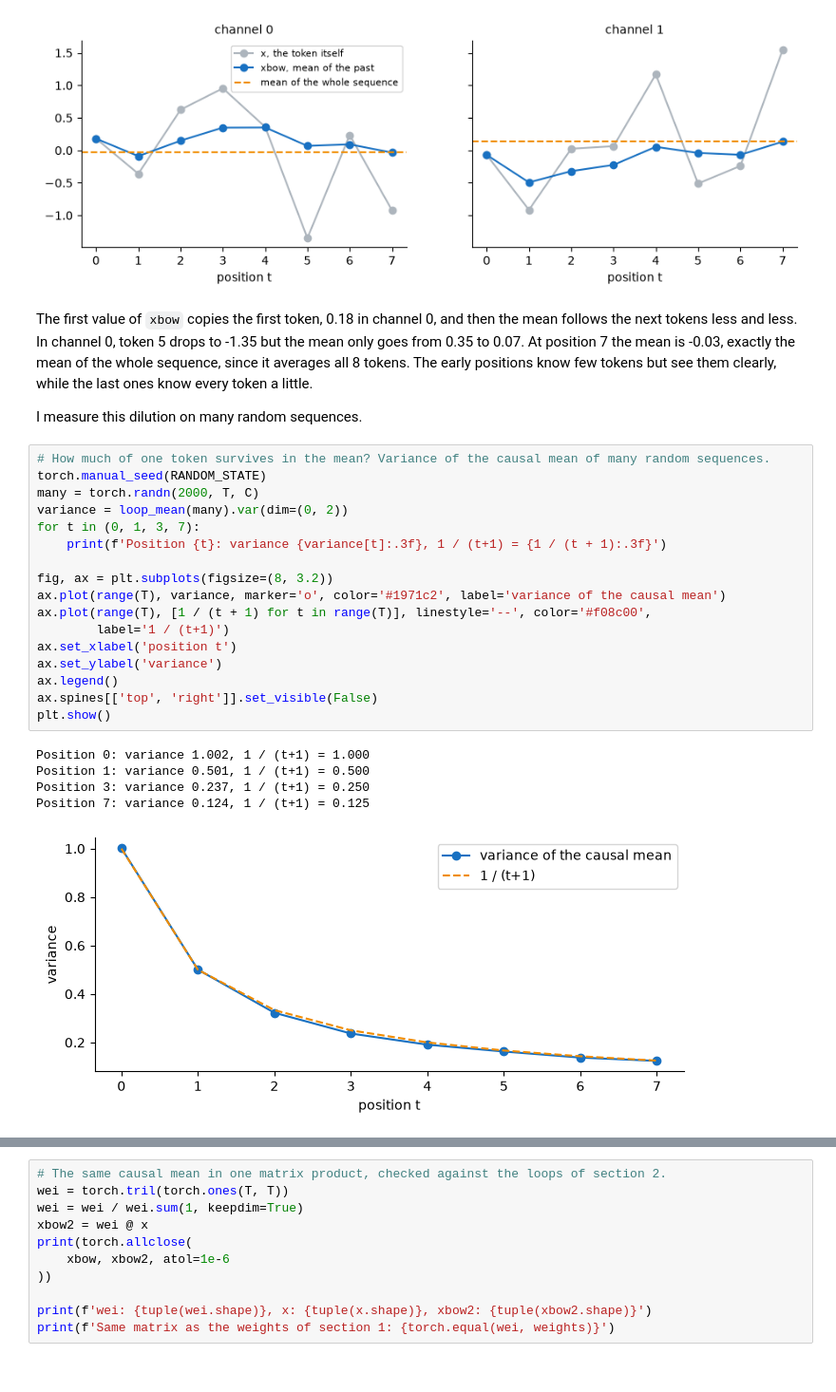
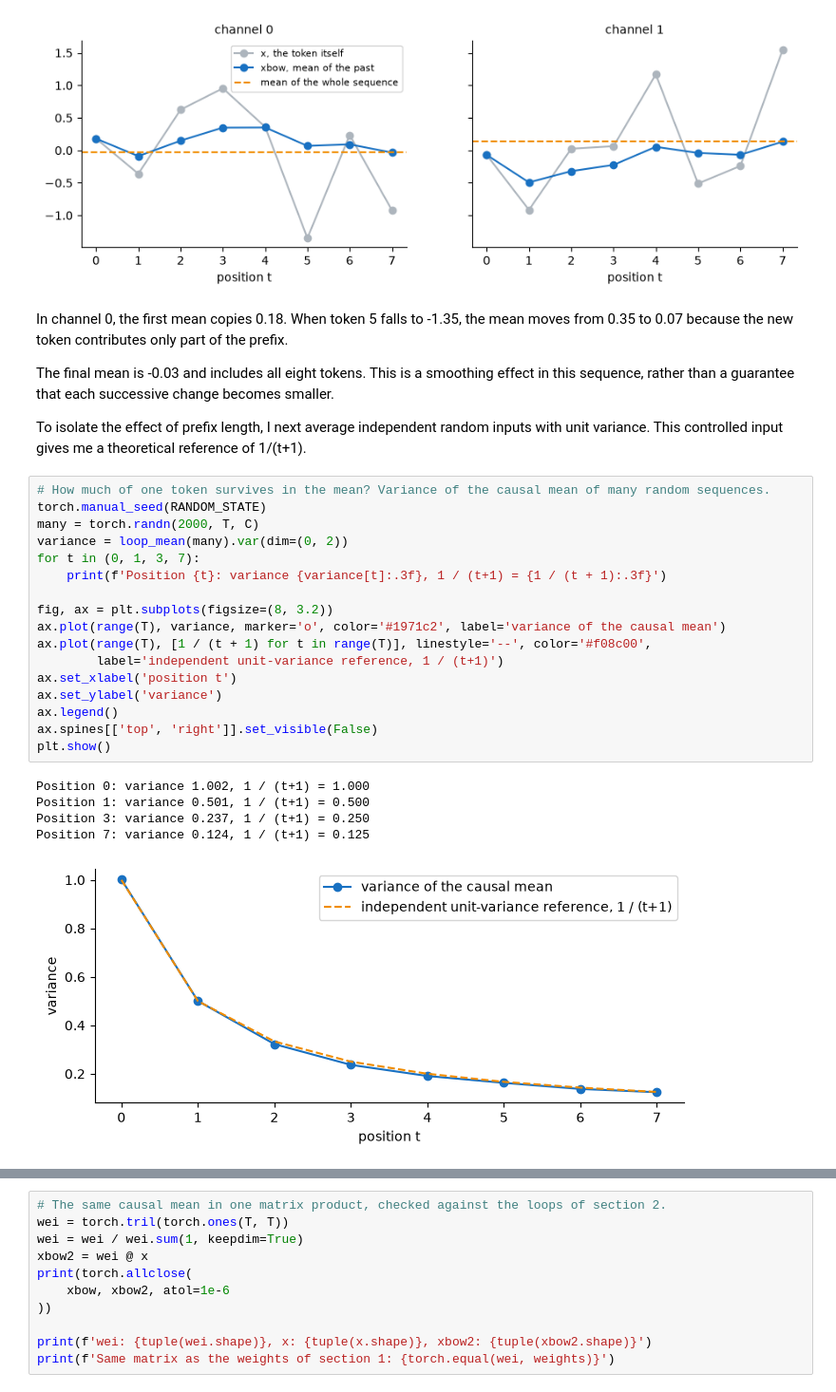
Before and after one commit to mcrayssac/ING3_IAA_GB_NLP, a Jupyter notebook: TP2_transformers.ipynb, the cells around one changed output, grey strips where cells are left out. Shown at 95% size. Cells and saved outputs as stored; diff of their text form.

```diff
--- a/TP2_transformers.ipynb
+++ b/TP2_transformers.ipynb
@@ -337,30 +361,32 @@ x[0], channel 0: [0.18, -0.36, 0.63, 0.95, 0.36, -1.35, 0.24, -0.92]
 xbow[0], channel 0: [0.18, -0.09, 0.15, 0.35, 0.35, 0.07, 0.09, -0.03]
 [figure]
 # %% [markdown]
-The first value of `xbow` copies the first token, 0.18 in channel 0, and then the mean follows the next tokens less and less. In channel 0, token 5 drops to -1.35 but the mean only goes from 0.35 to 0.07. At position 7 the mean is -0.03, exactly the mean of the whole sequence, since it averages all 8 tokens. The early positions know few tokens but see them clearly, while the last ones know every token a little.
+In channel 0, the first mean copies 0.18. When token 5 falls to -1.35, the mean moves from 0.35 to 0.07 because the new token contributes only part of the prefix.
 
-I measure this dilution on many random sequences.
+The final mean is -0.03 and includes all eight tokens. This is a smoothing effect in this sequence, rather than a guarantee that each successive change becomes smaller.
+
+To isolate the effect of prefix length, I next average independent random inputs with unit variance. This controlled input gives me a theoretical reference of 1/(t+1).
 # %%
 # How much of one token survives in the mean? Variance of the causal mean of many random sequences.
 torch.manual_seed(RANDOM_STATE)
 many = torch.randn(2000, T, C)
 variance = loop_mean(many).var(dim=(0, 2))
 for t in (0, 1, 3, 7):
     print(f'Position {t}: variance {variance[t]:.3f}, 1 / (t+1) = {1 / (t + 1):.3f}')
 
 fig, ax = plt.subplots(figsize=(8, 3.2))
 ax.plot(range(T), variance, marker='o', color='#1971c2', label='variance of the causal mean')
 ax.plot(range(T), [1 / (t + 1) for t in range(T)], linestyle='--', color='#f08c00',
-        label='1 / (t+1)')
+        label='independent unit-variance reference, 1 / (t+1)')
 ax.set_xlabel('position t')
 ax.set_ylabel('variance')
 ax.legend()
 ax.spines[['top', 'right']].set_visible(False)
 plt.show()
 # %% [output]
 Position 0: variance 1.002, 1 / (t+1) = 1.000
 Position 1: variance 0.501, 1 / (t+1) = 0.500
 Position 3: variance 0.237, 1 / (t+1) = 0.250
 Position 7: variance 0.124, 1 / (t+1) = 0.125
-[figure, old version]
+[figure, new version]
 # %% [markdown]
```
Also changed, not shown: parts of 75 cells of this notebook, 18 other files.
